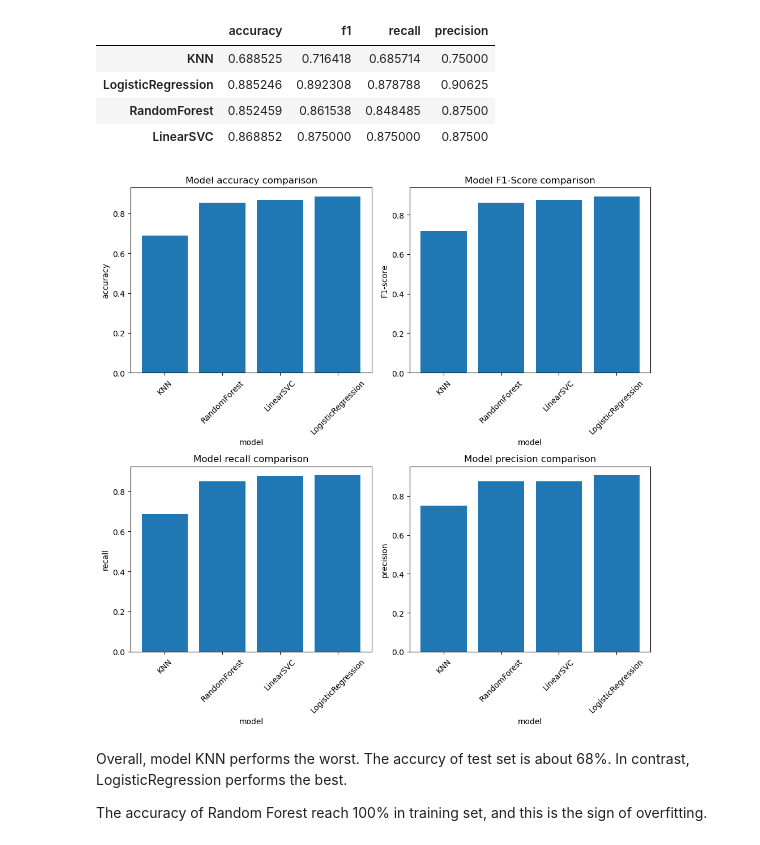
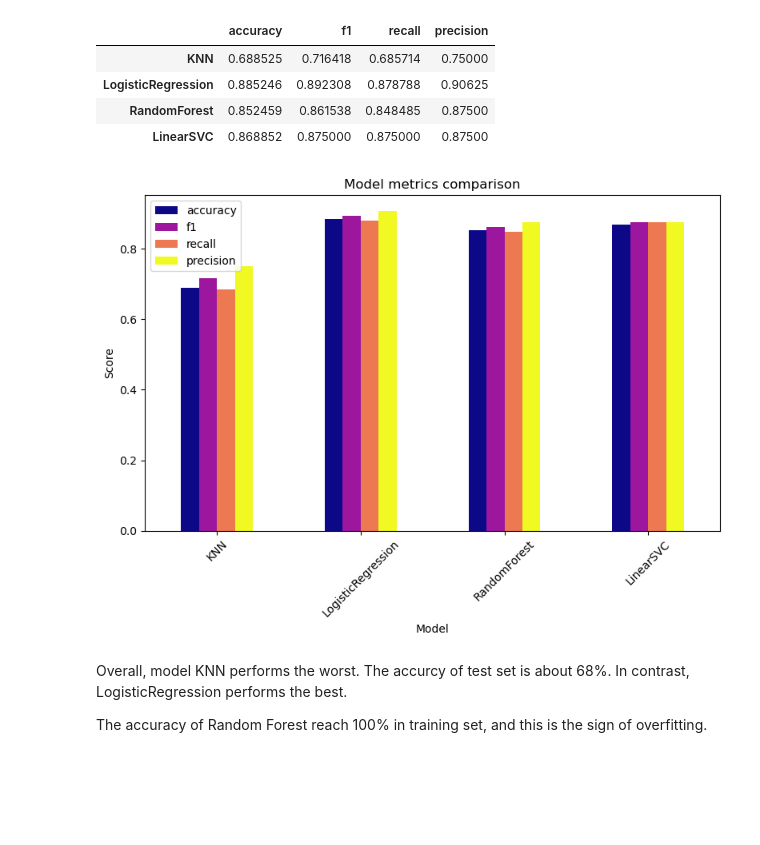
Before and after one commit to Eleanor-git/Hear-Disease-Classification, a Jupyter notebook: heart_disease_classification.ipynb, the cells around one changed output. Saved outputs shown, nothing was run; the diff lists cells and outputs as text; code cells hidden in the pictures; blank space fills up the shorter version.

Commit message:
model metrics comparison ploting together

```diff
--- a/heart_disease_classification.ipynb
+++ b/heart_disease_classification.ipynb
@@ -509,41 +509,19 @@ model_comparison
 | LogisticRegression | 0.885246 | 0.892308 | 0.878788 | 0.90625 |
 | RandomForest | 0.852459 | 0.861538 | 0.848485 | 0.87500 |
 | LinearSVC | 0.868852 | 0.875000 | 0.875000 | 0.87500 |
-# %%
-fig, ((ax0, ax1), (ax2, ax3)) = plt.subplots(figsize = (10, 10),
-                                            ncols = 2,
-                                            nrows = 2)
-
-
-ax0.bar(model_comparison['accuracy'].sort_values().index, model_comparison['accuracy'].sort_values())
-ax0.set(title = "Model accuracy comparison",
-       xlabel = 'model',
-       ylabel = 'accuracy')
-ax0.tick_params(axis = 'x', labelrotation=45)
-
-ax1.bar(model_comparison['f1'].sort_values().index, model_comparison['f1'].sort_values())
-ax1.set(title = "Model F1-Score comparison",
-       xlabel = 'model',
-       ylabel = 'F1-score')
-ax1.tick_params(axis = 'x', labelrotation=45)
-
-ax2.bar(model_comparison['recall'].sort_values().index, model_comparison['recall'].sort_values())
-ax2.set(title = "Model recall comparison",
-       xlabel = 'model',
-       ylabel = 'recall')
-ax2.tick_params(axis = 'x', labelrotation=45)
-
-
-ax3.bar(model_comparison['precision'].sort_values().index, model_comparison['precision'].sort_values())
-ax3.set(title = "Model precision comparison",
-       xlabel = 'model',
-       ylabel = 'precision')
-ax3.tick_params(axis = 'x', labelrotation=45)
-
-
-fig.tight_layout();
-# %% [output]
-[figure, removed]
+# %%
+model_comparison.plot(kind = 'bar',
+                     figsize = (8, 6),
+                     cmap = "plasma");
+
+plt.title("Model metrics comparison")
+plt.xlabel("Model")
+plt.ylabel("Score")
+plt.xticks(rotation = 45)
+plt.tight_layout()
+plt.show()
+# %% [output]
+[figure, added]
 # %% [markdown]
 Overall, model KNN performs the worst. The accurcy of test set is about 68%. In contrast, LogisticRegression performs the best.
 
```
